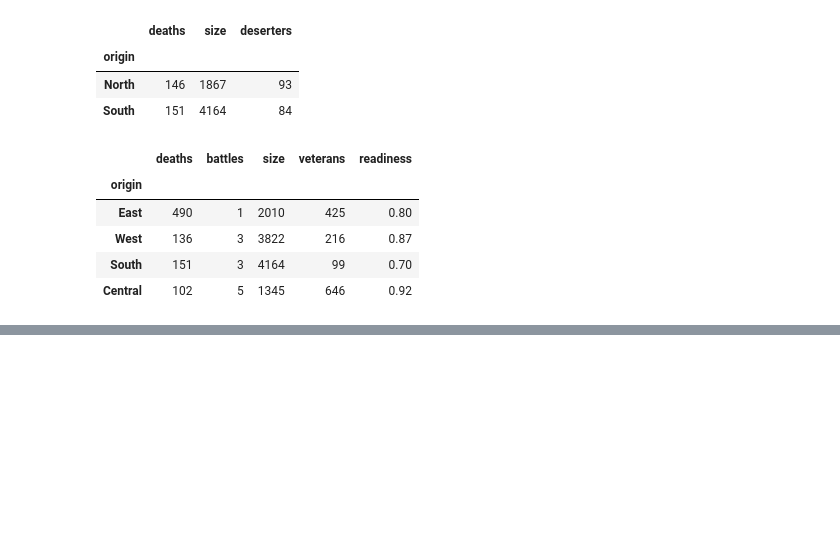
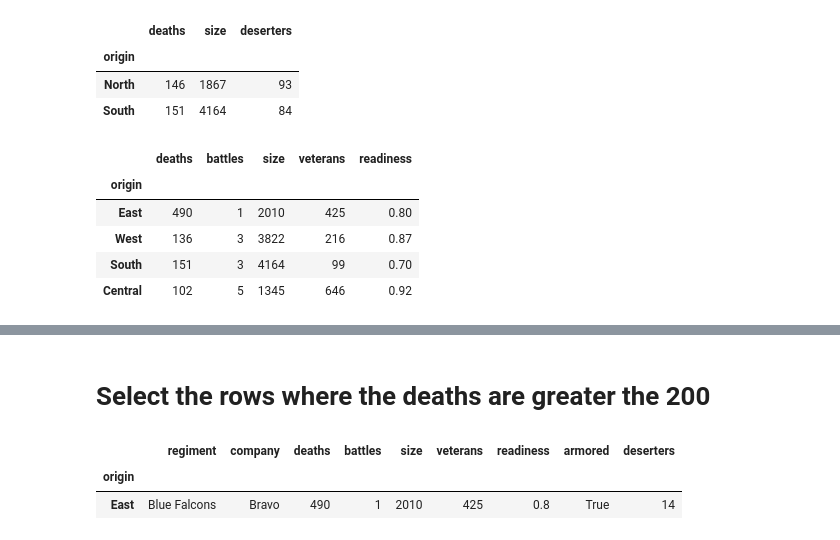
Before and after one commit to keshavchandel13/Pandas, a Jupyter notebook: dataFiltering.ipynb, the cells around one changed output, grey strips where cells are left out. Cells and saved outputs as stored; diff of their text form; code cells hidden in the pictures; blank space fills up the shorter version.

```diff
--- a/dataFiltering.ipynb
+++ b/dataFiltering.ipynb
@@ -122,0 +142,8 @@ army.iloc[1:8, 2:7]
+# %% [markdown]
+# Select the rows where the deaths are greater the 200
+# %%
+army[army['deaths'] > 200]
+# %% [output]
+|  | regiment | company | deaths | battles | size | veterans | readiness | armored | deserters |
+| origin |  |  |  |  |  |  |  |  |  |
+| East | Blue Falcons | Bravo | 490 | 1 | 2010 | 425 | 0.8 | True | 14 |
```
Also changed, not shown: parts of 2 cells of this notebook.
